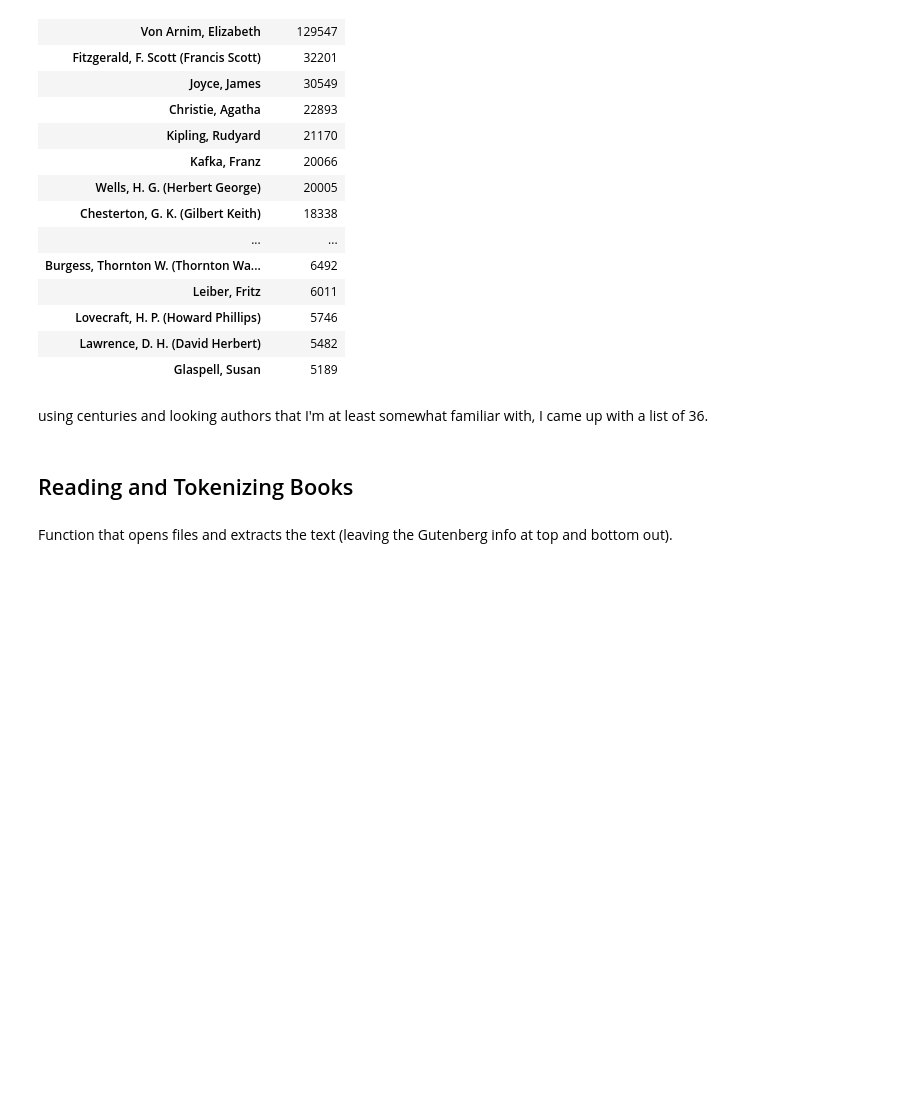
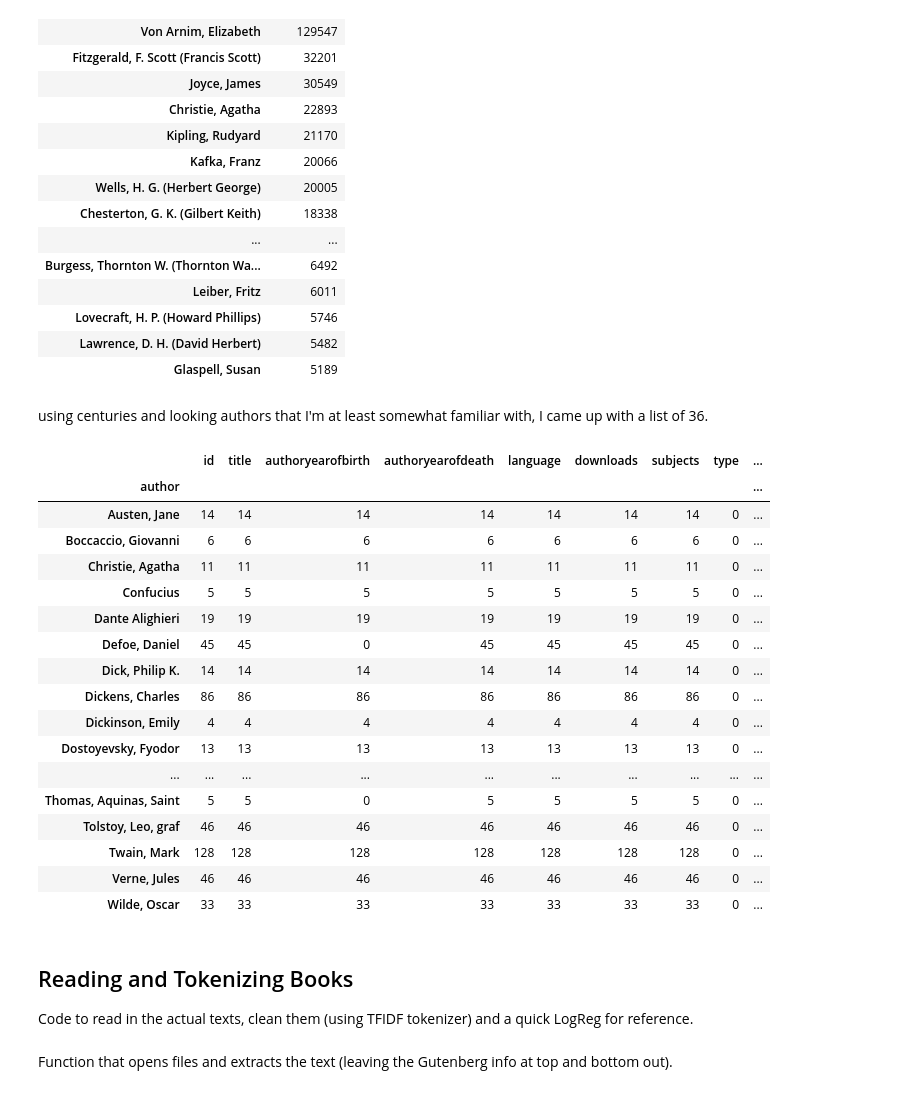
Before and after one commit to tomoumer/discovery_of_writing_differences, a Jupyter notebook: notebooks/data_exploration.ipynb, the cells around one changed output. Drawn from its saved outputs; the diff is of its cells as text; code cells hidden in the pictures; blank space fills up the shorter version.

```diff
--- a/notebooks/data_exploration.ipynb
+++ b/notebooks/data_exploration.ipynb
@@ -380,8 +386,70 @@ select_authors = [
 # select_authors = library_en.groupby('author')['title'].count().sort_values(ascending=False).head(6).index.to_list()
 # %%
 library_select = library_en[library_en['author'].isin(select_authors)]
-# %% [markdown]
-## Reading and Tokenizing Books
+# %%
+test_authors = [
+    'Homer',
+    'Confucius',
+    'Herodotus',
+    'Plato',
+    'Seneca, Lucius Annaeus',
+    'Marcus Aurelius, Emperor of Rome',
+    'Dante Alighieri',
+    'Thomas, Aquinas, Saint',
+    'Boccaccio, Giovanni',
+    'Leonardo, da Vinci',
+    'Machiavelli, Niccolò',
+    'Shakespeare, William',
+    'Defoe, Daniel',
+    'Austen, Jane',
+    'Twain, Mark',
+    'Dickens, Charles',
+    'Doyle, Arthur Conan',
+    'Dumas, Alexandre',
+    'Tolstoy, Leo, graf',
+    'Verne, Jules',
+    'Nietzsche, Friedrich Wilhelm',
+    'Ibsen, Henrik',
+    'Poe, Edgar Allan',
+    'Stoker, Bram',
+    'Emerson, Ralph Waldo',
+    'Wilde, Oscar',
+    'Dostoyevsky, Fyodor',
+    'Fitzgerald, F. Scott (Francis Scott)',
+    'Joyce, James',
+    'Christie, Agatha',
+    'Kafka, Franz',
+    'Dick, Philip K.',
+    'Lovecraft, H. P. (Howard Phillips)',
+    'Dickinson, Emily',
+    'Hobbes, Thomas',
+    'Melville, Herman'
+]
+# %%
+library_en[library_en['author'].isin(test_authors)].groupby('author').count()
+# %% [output]
+|  | id | title | authoryearofbirth | authoryearofdeath | language | downloads | subjects | type | ... |
+| author |  |  |  |  |  |  |  |  | ... |
+| Austen, Jane | 14 | 14 | 14 | 14 | 14 | 14 | 14 | 0 | ... |
+| Boccaccio, Giovanni | 6 | 6 | 6 | 6 | 6 | 6 | 6 | 0 | ... |
+| Christie, Agatha | 11 | 11 | 11 | 11 | 11 | 11 | 11 | 0 | ... |
+| Confucius | 5 | 5 | 5 | 5 | 5 | 5 | 5 | 0 | ... |
+| Dante Alighieri | 19 | 19 | 19 | 19 | 19 | 19 | 19 | 0 | ... |
+| Defoe, Daniel | 45 | 45 | 0 | 45 | 45 | 45 | 45 | 0 | ... |
+| Dick, Philip K. | 14 | 14 | 14 | 14 | 14 | 14 | 14 | 0 | ... |
+| Dickens, Charles | 86 | 86 | 86 | 86 | 86 | 86 | 86 | 0 | ... |
+| Dickinson, Emily | 4 | 4 | 4 | 4 | 4 | 4 | 4 | 0 | ... |
+| Dostoyevsky, Fyodor | 13 | 13 | 13 | 13 | 13 | 13 | 13 | 0 | ... |
+| ... | ... | ... | ... | ... | ... | ... | ... | ... | ... |
+| Thomas, Aquinas, Saint | 5 | 5 | 0 | 5 | 5 | 5 | 5 | 0 | ... |
+| Tolstoy, Leo, graf | 46 | 46 | 46 | 46 | 46 | 46 | 46 | 0 | ... |
+| Twain, Mark | 128 | 128 | 128 | 128 | 128 | 128 | 128 | 0 | ... |
+| Verne, Jules | 46 | 46 | 46 | 46 | 46 | 46 | 46 | 0 | ... |
+| Wilde, Oscar | 33 | 33 | 33 | 33 | 33 | 33 | 33 | 0 | ... |
+# %% [markdown]
+## Reading and Tokenizing Books
+
+Code to read in the actual texts, clean them (using TFIDF tokenizer) and a quick LogReg for reference.
 # %% [markdown]
 Function that opens files and extracts the text (leaving the Gutenberg info at top and bottom out).
 # %%
```
Also changed, not shown: parts of 43 cells of this notebook.
